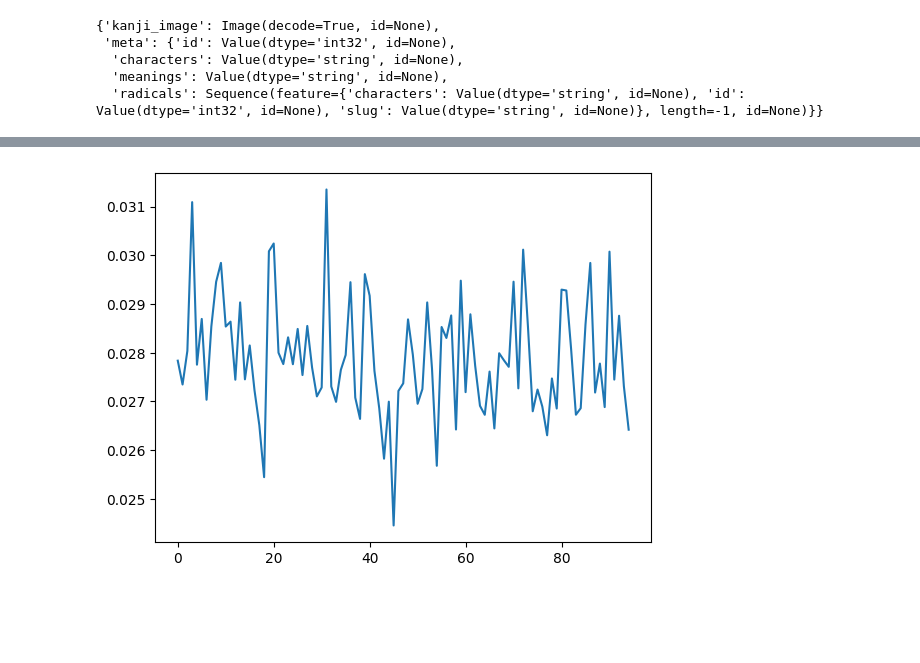
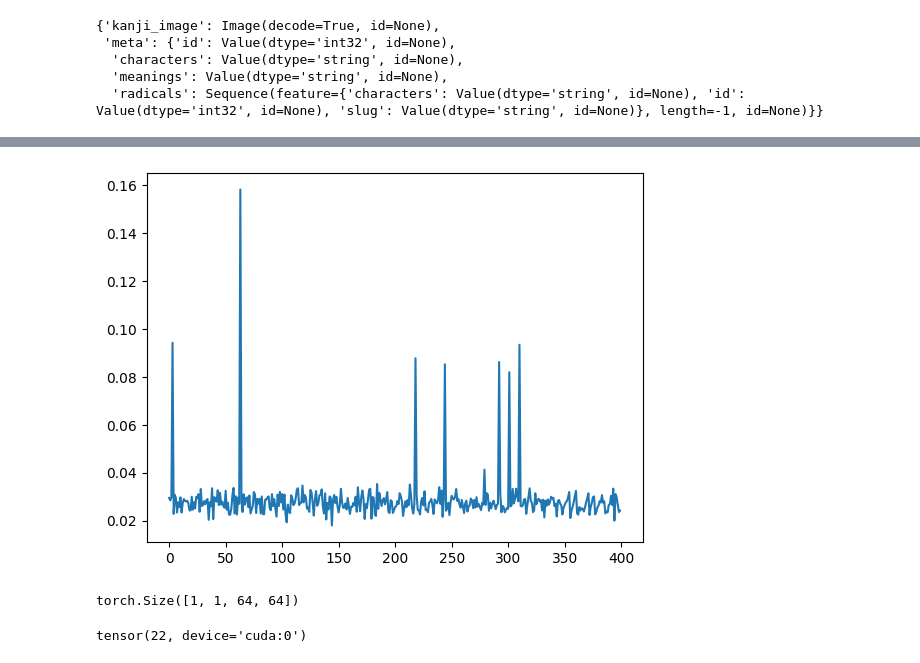
Before and after one commit to martingrzzler/robanohashi-backend, a Jupyter notebook: cmd/export/kanjis2radicals/train.ipynb, the cells around one changed output, grey strips where cells are left out. Cells and saved outputs as stored; diff of their text form; code cells hidden in the pictures; blank space fills up the shorter version.

```diff
--- a/cmd/export/kanjis2radicals/train.ipynb
+++ b/cmd/export/kanjis2radicals/train.ipynb
@@ -160,7 +181,7 @@ Some weights of the model checkpoint at google/vit-base-patch16-224 were not use
 # %%
 from torch.utils.data import DataLoader
 
-batch_size = 32
+batch_size = 8
 
 splits.set_format(type='torch', columns=['kanji_image', 'labels'])
 train_loader = DataLoader(splits['train'], batch_size=batch_size, shuffle=True)
@@ -170,8 +191,8 @@ import torch
 import torch.nn as nn
 
 loss_fn = nn.BCELoss()
-optimizer = torch.optim.Adam(model.parameters(), lr=0.001)
+optimizer = torch.optim.Adam(model.parameters(), lr=0.0001)
 # %%
 num_epochs = 10
 device = torch.device("cuda" if torch.cuda.is_available() else "cpu")
-model = model.to(device)
+model.to(device)
@@ -194,7 +226,7 @@ for epoch in range(num_epochs):
         train_loss += loss.item()
         loss.backward()
         optimizer.step()
-        if idx % 20 == 0:
+        if idx % 10 == 0:
             print(f"Epoch {epoch+1}/{num_epochs}, Step {idx+1}/{len(train_loader)}, Loss: {loss.item()}")
 
     model.eval()
@@ -220,7 +259,7 @@ KeyboardInterrupt:
 # %%
 import matplotlib.pyplot as plt
 
-plt.plot(losses[20:])
+plt.plot(losses)
 plt.show()
 # %% [output]
-[figure, old version]
+[figure, new version]
@@ -226,0 +274,5 @@ plt.show()
+# %%
+predict(model, ds_train[5]['kanji_image']).argmax()
+# %% [output]
+torch.Size([1, 1, 64, 64])
+tensor(22, device='cuda:0')
```
Also changed, not shown: parts of 32 cells of this notebook, 2 other files.
